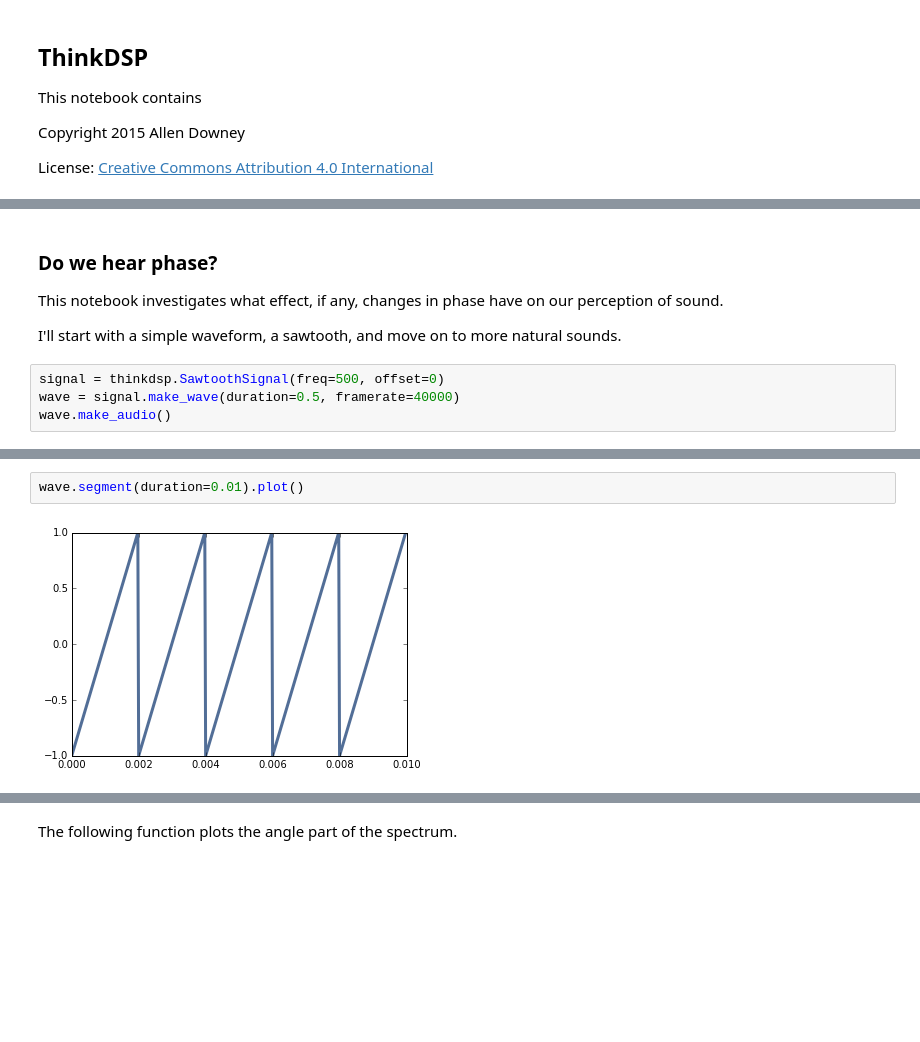
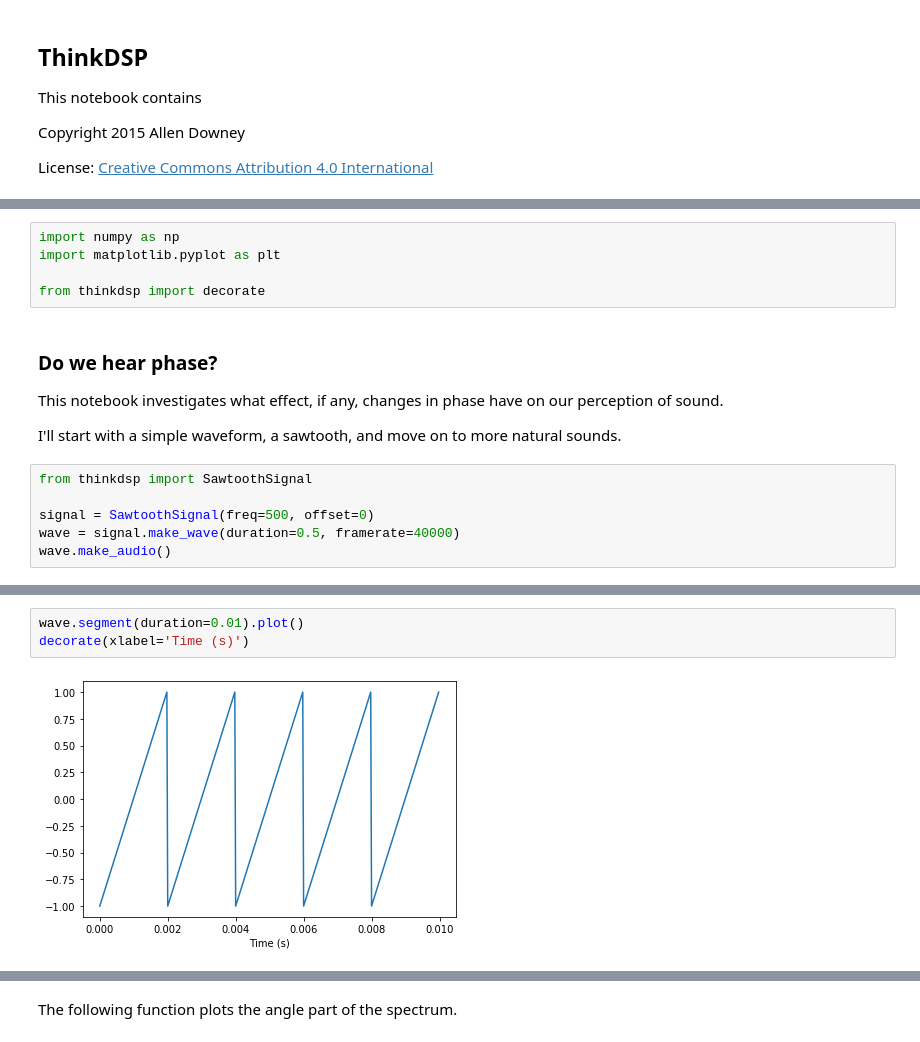
Before and after one commit to AllenDowney/ThinkDSP, a Jupyter notebook: code/phase.ipynb, the cells around one changed output, grey strips where cells are left out. Saved outputs shown, nothing was run; the diff lists cells and outputs as text; blank space fills up the shorter version.

```diff
--- a/code/phase.ipynb
+++ b/code/phase.ipynb
@@ -28,3 +16,8 @@ PI2 = np.pi * 2
+# %%
+import numpy as np
+import matplotlib.pyplot as plt
+
+from thinkdsp import decorate
 # %% [markdown]
 ### Do we hear phase?
 
@@ -32,15 +25,18 @@ This notebook investigates what effect, if any, changes in phase have on our per
 
 I'll start with a simple waveform, a sawtooth, and move on to more natural sounds.
 # %%
-signal = thinkdsp.SawtoothSignal(freq=500, offset=0)
+from thinkdsp import SawtoothSignal
+
+signal = SawtoothSignal(freq=500, offset=0)
 wave = signal.make_wave(duration=0.5, framerate=40000)
 wave.make_audio()
 # %% [output]
 [interactive output not drawn]
 # %%
 wave.segment(duration=0.01).plot()
+decorate(xlabel='Time (s)')
 # %% [output]
-[figure, old version]
+[figure, new version]
 # %%
 spectrum = wave.make_spectrum()
 spectrum.plot()
```
Also changed, not shown: parts of 46 cells of this notebook, 1 other file.
